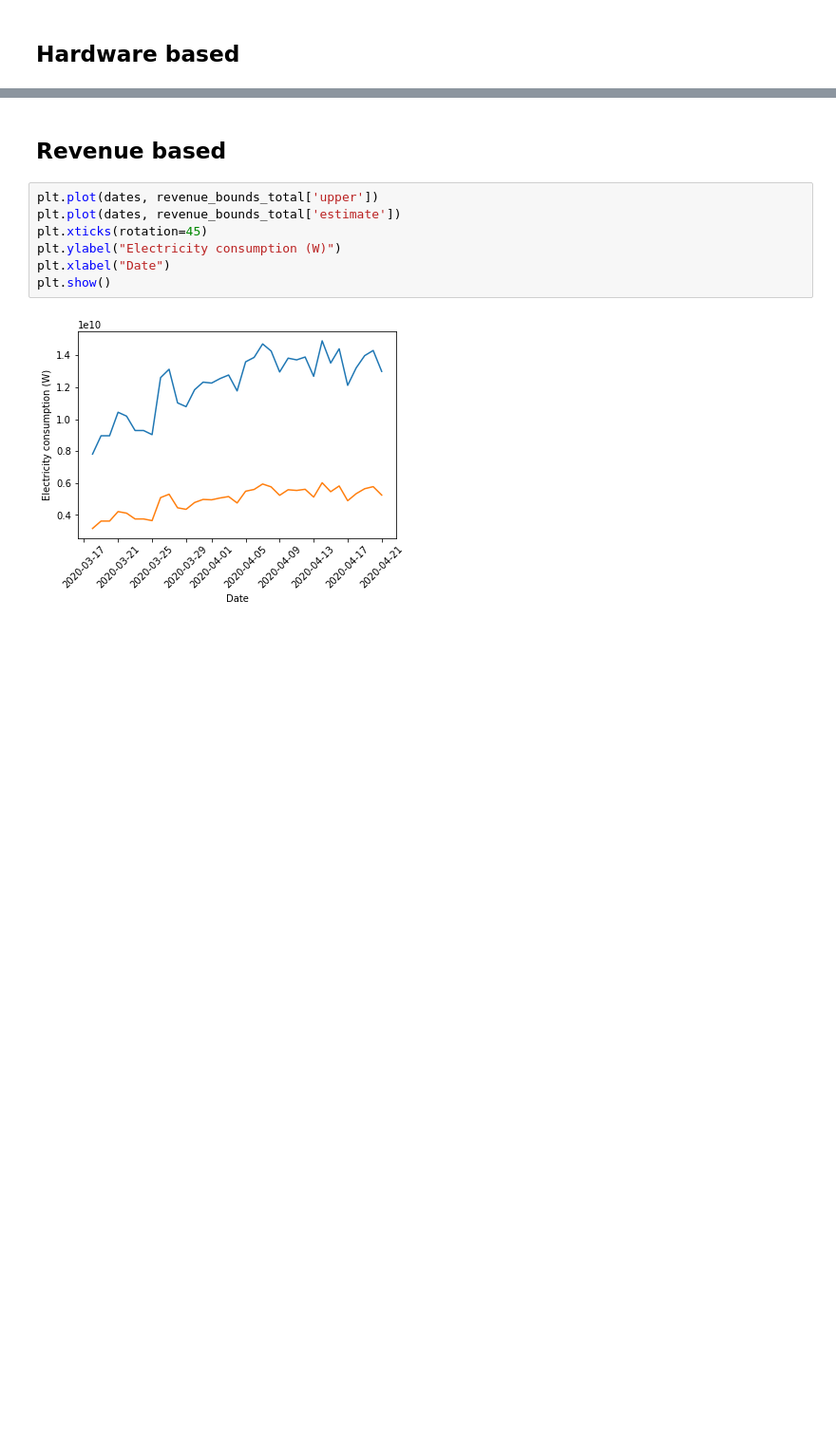
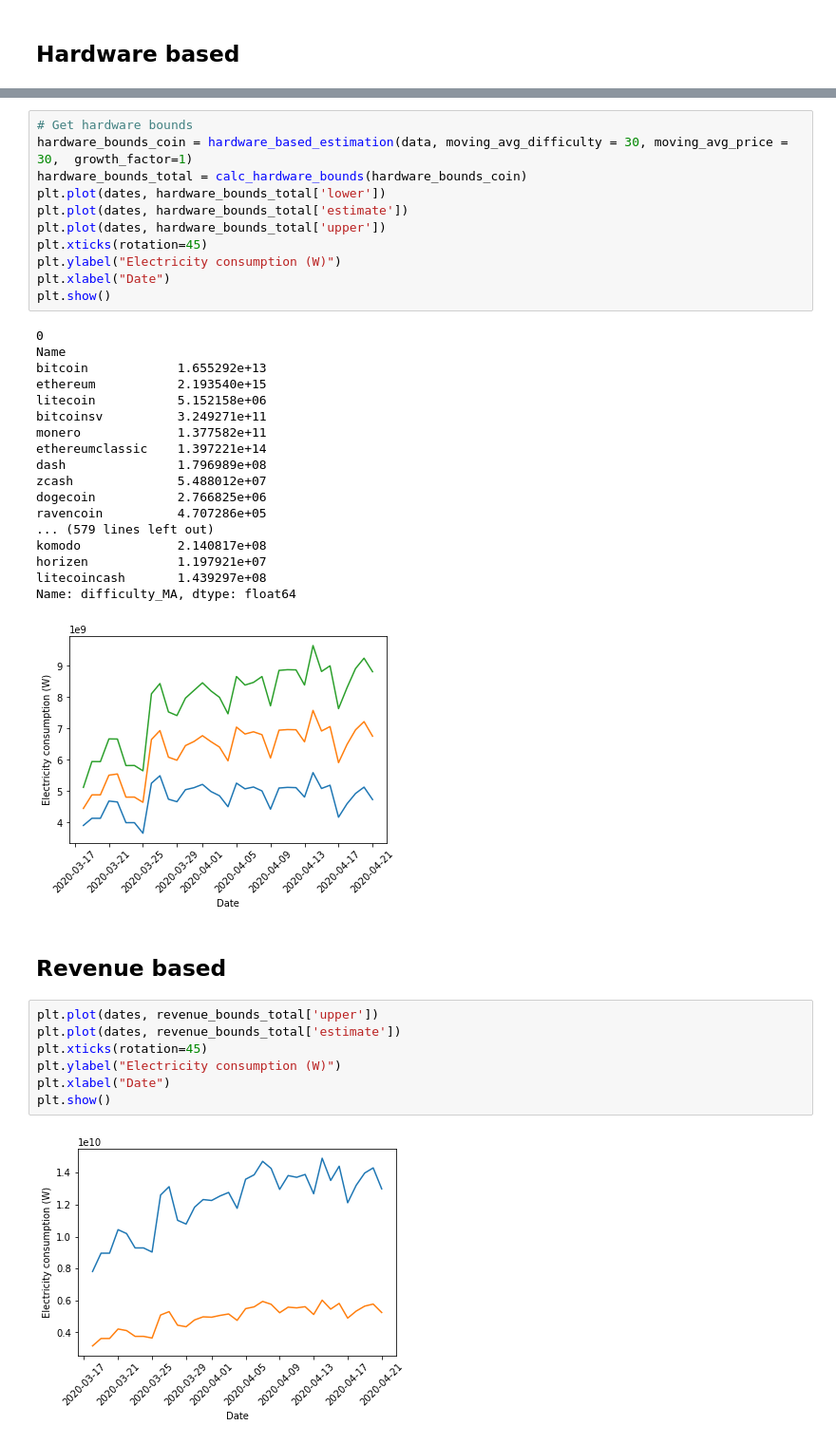
Before and after one commit to Lukasdeloose/sustainable_blockchain, a Jupyter notebook: data_analysis/energy_consumption.ipynb, the cells around one changed output, grey strips where cells are left out. Shown at 95% size. Saved outputs shown, nothing was run; the diff lists cells and outputs as text; blank space fills up the shorter version.

```diff
--- a/data_analysis/energy_consumption.ipynb
+++ b/data_analysis/energy_consumption.ipynb
@@ -500,3 +512,33 @@ plt.show()
+# %%
+# Get hardware bounds
+hardware_bounds_coin = hardware_based_estimation(data, moving_avg_difficulty = 30, moving_avg_price = 30,  growth_factor=1)
+hardware_bounds_total = calc_hardware_bounds(hardware_bounds_coin)
+plt.plot(dates, hardware_bounds_total['lower'])
+plt.plot(dates, hardware_bounds_total['estimate'])
+plt.plot(dates, hardware_bounds_total['upper'])
+plt.xticks(rotation=45)
+plt.ylabel("Electricity consumption (W)")
+plt.xlabel("Date")
+plt.show()
+# %% [output]
+0
+Name
+bitcoin            1.655292e+13
+ethereum           2.193540e+15
+litecoin           5.152158e+06
+bitcoinsv          3.249271e+11
+monero             1.377582e+11
+ethereumclassic    1.397221e+14
+dash               1.796989e+08
+zcash              5.488012e+07
+dogecoin           2.766825e+06
+ravencoin          4.707286e+05
+... (579 lines left out)
+komodo             2.140817e+08
+horizen            1.197921e+07
+litecoincash       1.439297e+08
+Name: difficulty_MA, dtype: float64
+[figure, added]
 # %% [markdown]
 ## Revenue based
 # %%
```
Also changed, not shown: parts of 16 cells of this notebook.
